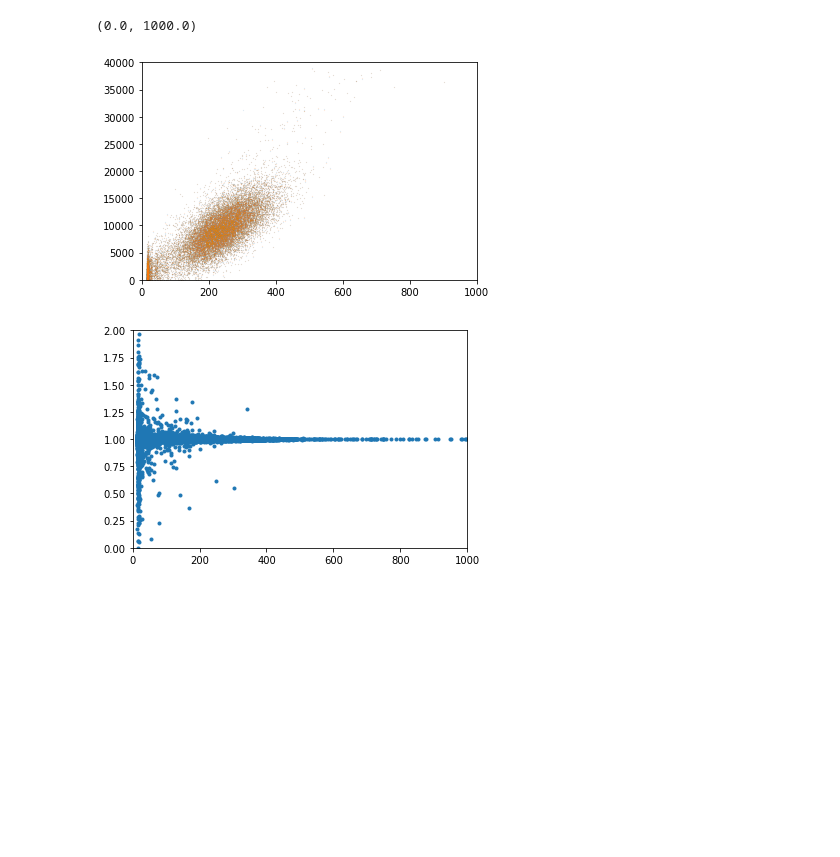
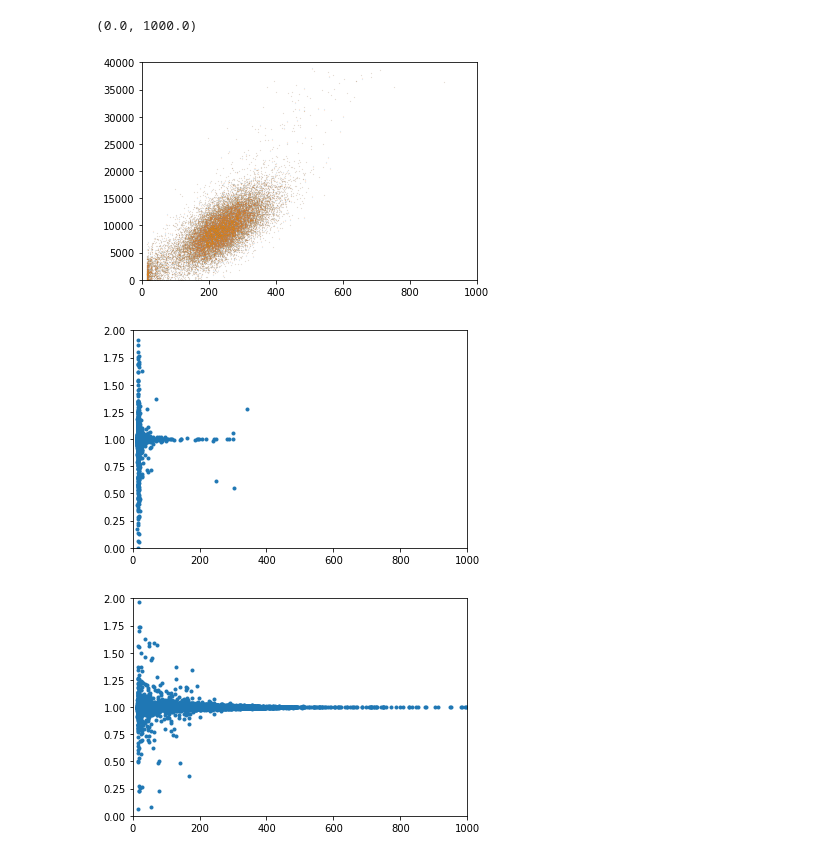
Before and after one commit to CIEMAT-Neutrino/SCINT, a Jupyter notebook: joython/aux.ipynb, the cells around one changed output. Saved outputs shown, nothing was run; the diff lists cells and outputs as text; code cells hidden in the pictures; blank space fills up the shorter version.

```diff
--- a/joython/aux.ipynb
+++ b/joython/aux.ipynb
@@ -16,17 +30,28 @@ for run in range(1):
 # %%
 df = VARsAsDataFrame((Peak_vars,Charge_vars,Pedestal_vars))
 
+PEAK_CUT=(df["PeakTime"]>900)*(df["PeakTime"]<1100)
+PEAK_CUT=PEAK_CUT.all(axis=1)
+
+df_y=df[PEAK_CUT]
+df_n=df[~PEAK_CUT]
+
 for ch in [0]:
-    plt.plot(df["Peak"][ch],df["ChargeRange"][ch],'.',markersize=0.1)
-    plt.plot(df["Peak"][ch],df["ChargePeakRange"][ch],'.',markersize=0.1)
+    plt.plot(df_y["Peak"][ch],df_y["ChargeRange"][ch],'.',markersize=0.1)
+    plt.plot(df_y["Peak"][ch],df_y["ChargePeakRange"][ch],'.',markersize=0.1)
 plt.xlim([0,1000])
 plt.ylim([0,40000])
 
 plt.figure()
-plt.plot(df["Peak"][ch],df["ChargePeakRange"][ch]/df["ChargeRange"][ch],'.')
+plt.plot(df_n["Peak"][ch],df_n["ChargePeakRange"][ch]/df_n["ChargeRange"][ch],'.')
 plt.ylim(0,2)
 plt.xlim([0,1000])
+plt.figure()
+plt.plot(df_y["Peak"][ch],df_y["ChargePeakRange"][ch]/df_y["ChargeRange"][ch],'.')
+plt.ylim(0,2)
+plt.xlim([0,1000])
 # %% [output]
 (0.0, 1000.0)
 [figure]
-[figure, old version]
+[figure, new version]
+[figure, added]
```
Also changed, not shown: parts of 1 cell of this notebook, 7 other files.
